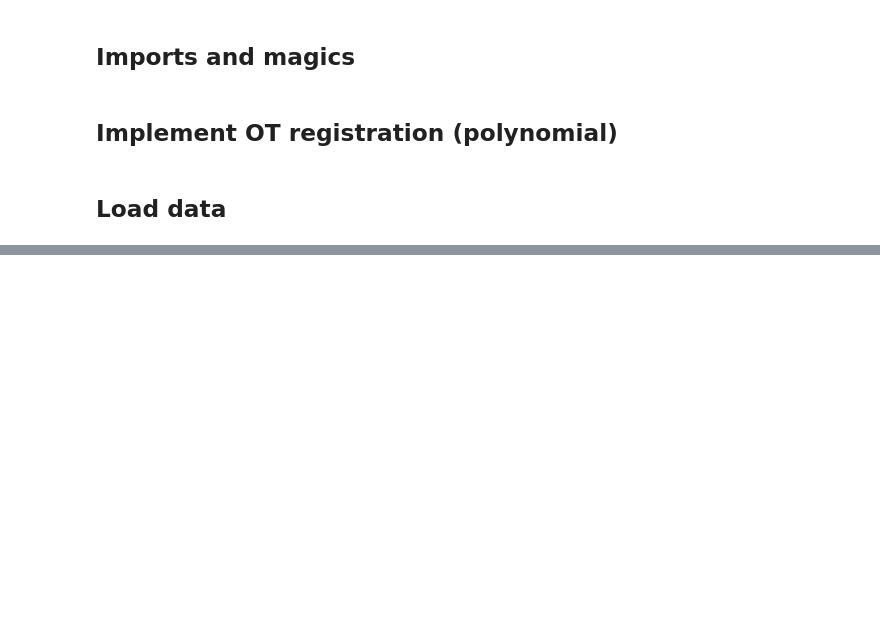
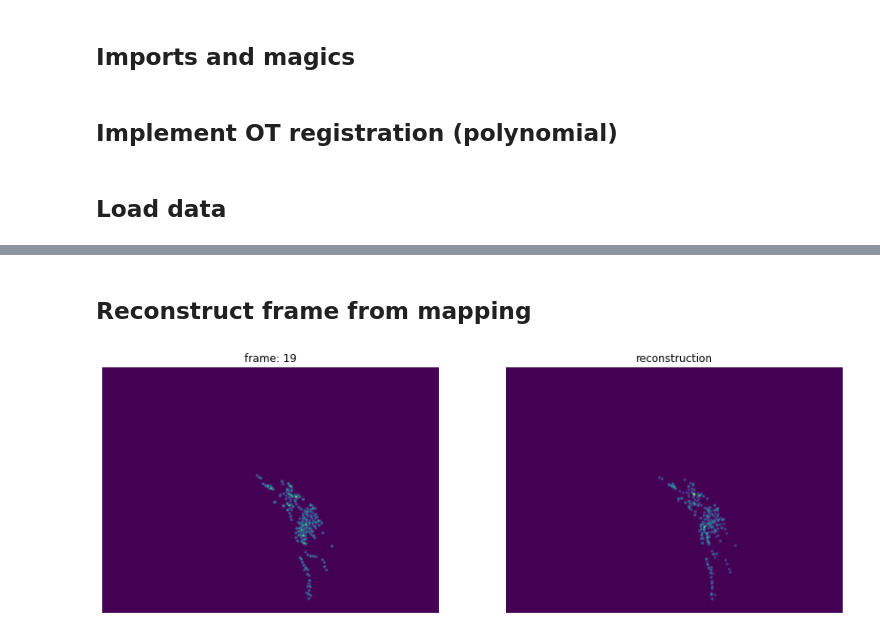
Before and after one commit to evarol/ot_tracking, a Jupyter notebook: python/notebooks/video_straightening/11_multi_frame_registration.ipynb, the cells around one changed output, grey strips where cells are left out. Drawn from its saved outputs; the diff is of its cells as text; code cells hidden in the pictures; blank space fills up the shorter version.

```diff
--- a/python/notebooks/video_straightening/11_multi_frame_registration.ipynb
+++ b/python/notebooks/video_straightening/11_multi_frame_registration.ipynb
@@ -152,0 +143,34 @@ for i in range(n_frames - 1):
+# %%
+models = [None] * (n_frames - 1)
+debug = [None] * (n_frames - 1)
+
+pf = [None] * n_frames
+pf[0] = pts[0]
+
+for t in range(n_frames - 1):
+
+    models[t], debug[t] = ot_reg_poly(pts[0], pts[t + 1], wts[0], wts[t + 1], 50, pf[0])
+    pf[t + 1] = models[t].predict(pts[0])
+# %% [markdown]
+## Reconstruct frame from mapping
+# %%
+t = 19
+
+t_rec_pts = models[t-1].predict(pts[0])
+t_rec = imagerep.reconstruct_image_2(t_rec_pts, wts[0], cov, img_shape)
+
+plt.figure(figsize=(15, 15))
+
+plt.subplot(121)
+plot_maxproj(rec[t])
+plt.title(f'frame: {t}')
+plt.axis('off')
+
+plt.subplot(122)
+plot_maxproj(t_rec)
+plt.title('reconstruction')
+plt.axis('off')
+
+plt.savefig('/home/mn2822/Desktop/frame_0_19_recon.png')
+# %% [output]
+[figure, added]
```
Also changed, not shown: parts of 5 cells of this notebook.
